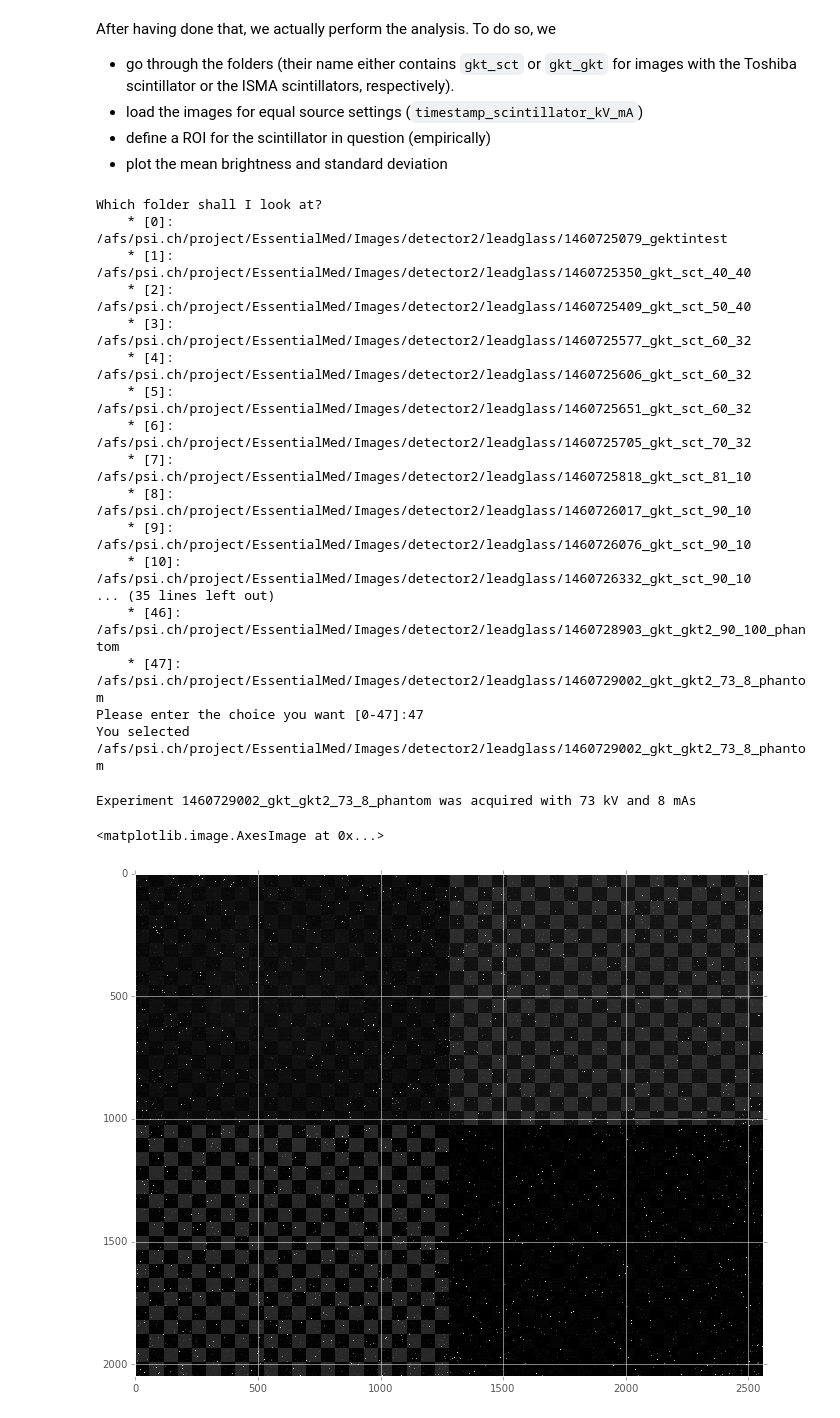
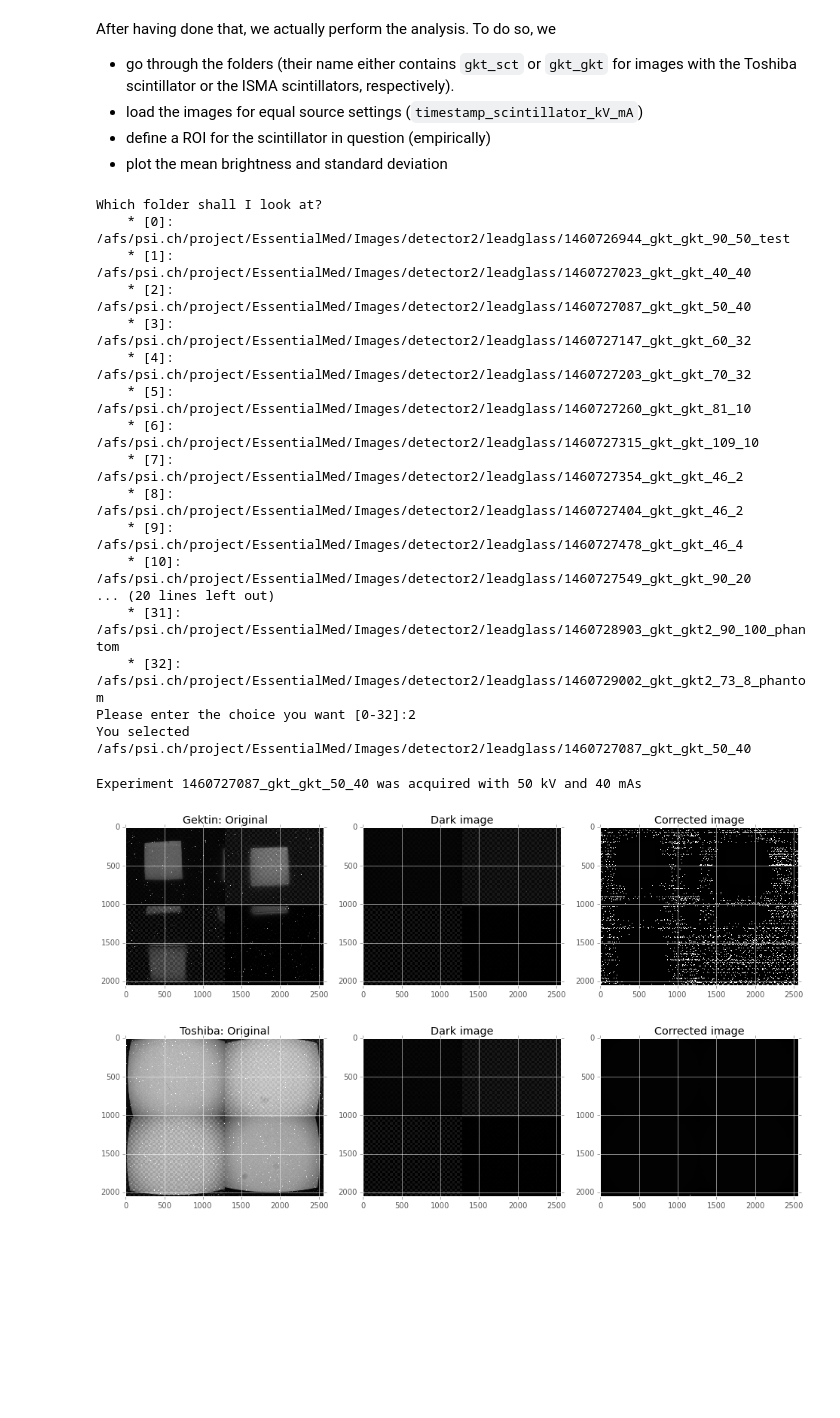
Before and after one commit to habi/gektin, a Jupyter notebook: scintillators.ipynb, the cells around one changed output. Saved outputs shown, nothing was run; the diff lists cells and outputs as text; code cells hidden in the pictures; blank space fills up the shorter version.

```diff
--- a/scintillators.ipynb
+++ b/scintillators.ipynb
@@ -119,38 +120,69 @@ else:
     # Otherwise, load the files from AFS
     StartPath = '/afs/psi.ch/project/EssentialMed/Images/detector2/leadglass'
 # Find all experiment folders
-Folders = glob.glob(os.path.join(StartPath, '*kt*'))
+Folders = glob.glob(os.path.join(StartPath, '*gkt_gkt*'))
 ChooseOne = True
 if ChooseOne:
     Folders = AskUser('Which folder shall I look at?', Folders)
 # %% [output]
 Which folder shall I look at?
-    * [0]: /afs/psi.ch/project/EssentialMed/Images/detector2/leadglass/1460725079_gektintest
-    * [1]: /afs/psi.ch/project/EssentialMed/Images/detector2/leadglass/1460725350_gkt_sct_40_40
-    * [2]: /afs/psi.ch/project/EssentialMed/Images/detector2/leadglass/1460725409_gkt_sct_50_40
-    * [3]: /afs/psi.ch/project/EssentialMed/Images/detector2/leadglass/1460725577_gkt_sct_60_32
-    * [4]: /afs/psi.ch/project/EssentialMed/Images/detector2/leadglass/1460725606_gkt_sct_60_32
-    * [5]: /afs/psi.ch/project/EssentialMed/Images/detector2/leadglass/1460725651_gkt_sct_60_32
-    * [6]: /afs/psi.ch/project/EssentialMed/Images/detector2/leadglass/1460725705_gkt_sct_70_32
-    * [7]: /afs/psi.ch/project/EssentialMed/Images/detector2/leadglass/1460725818_gkt_sct_81_10
-    * [8]: /afs/psi.ch/project/EssentialMed/Images/detector2/leadglass/1460726017_gkt_sct_90_10
-    * [9]: /afs/psi.ch/project/EssentialMed/Images/detector2/leadglass/1460726076_gkt_sct_90_10
-    * [10]: /afs/psi.ch/project/EssentialMed/Images/detector2/leadglass/1460726332_gkt_sct_90_10
-... (35 lines left out)
-    * [46]: /afs/psi.ch/project/EssentialMed/Images/detector2/leadglass/1460728903_gkt_gkt2_90_100_phantom
-    * [47]: /afs/psi.ch/project/EssentialMed/Images/detector2/leadglass/1460729002_gkt_gkt2_73_8_phantom
-Please enter the choice you want [0-47]:47
-You selected /afs/psi.ch/project/EssentialMed/Images/detector2/leadglass/1460729002_gkt_gkt2_73_8_phantom
+    * [0]: /afs/psi.ch/project/EssentialMed/Images/detector2/leadglass/1460726944_gkt_gkt_90_50_test
+    * [1]: /afs/psi.ch/project/EssentialMed/Images/detector2/leadglass/1460727023_gkt_gkt_40_40
+    * [2]: /afs/psi.ch/project/EssentialMed/Images/detector2/leadglass/1460727087_gkt_gkt_50_40
+    * [3]: /afs/psi.ch/project/EssentialMed/Images/detector2/leadglass/1460727147_gkt_gkt_60_32
+    * [4]: /afs/psi.ch/project/EssentialMed/Images/detector2/leadglass/1460727203_gkt_gkt_70_32
+    * [5]: /afs/psi.ch/project/EssentialMed/Images/detector2/leadglass/1460727260_gkt_gkt_81_10
+    * [6]: /afs/psi.ch/project/EssentialMed/Images/detector2/leadglass/1460727315_gkt_gkt_109_10
+    * [7]: /afs/psi.ch/project/EssentialMed/Images/detector2/leadglass/1460727354_gkt_gkt_46_2
+    * [8]: /afs/psi.ch/project/EssentialMed/Images/detector2/leadglass/1460727404_gkt_gkt_46_2
+    * [9]: /afs/psi.ch/project/EssentialMed/Images/detector2/leadglass/1460727478_gkt_gkt_46_4
+    * [10]: /afs/psi.ch/project/EssentialMed/Images/detector2/leadglass/1460727549_gkt_gkt_90_20
+... (20 lines left out)
+    * [31]: /afs/psi.ch/project/EssentialMed/Images/detector2/leadglass/1460728903_gkt_gkt2_90_100_phantom
+    * [32]: /afs/psi.ch/project/EssentialMed/Images/detector2/leadglass/1460729002_gkt_gkt2_73_8_phantom
+Please enter the choice you want [0-32]:2
+You selected /afs/psi.ch/project/EssentialMed/Images/detector2/leadglass/1460727087_gkt_gkt_50_40
 # %%
 kV = int(Folders[0].split('_')[3])
 mA = int(Folders[0].split('_')[4])
 
 print 'Experiment %s was acquired with %s kV and %s mAs' % (os.path.basename(Folders[0]), kV, mA)
 # %% [output]
-Experiment 1460729002_gkt_gkt2_73_8_phantom was acquired with 73 kV and 8 mAs
+Experiment 1460727087_gkt_gkt_50_40 was acquired with 50 kV and 40 mAs
-# %%
-Images = glob.glob(os.path.join(Folders[0], '*.gray'))
-plt.imshow(reslice_image(Images[0]))
-# %% [output]
-<matplotlib.image.AxesImage at 0x...>
-[figure, removed]
+# %%
+# Load images from Gektin
+Images = glob.glob(os.path.join(Folders[0], '*.gray'))
+# Perform dark-correction
+gkt_Image = reslice_image(Images[0])
+gkt_Dark =  reslice_image(Images[1])
+gkt_Corrected = numpy.subtract(gkt_Image, gkt_Dark)
+plt.subplot(131)
+plt.imshow(gkt_Image)
+plt.title('Gektin: Original')
+plt.subplot(132)
+plt.title('Dark image')
+plt.imshow(gkt_Dark)
+plt.subplot(133)
+plt.imshow(gkt_Corrected)
+plt.title('Corrected image')
+plt.show()
+
+# Find folder with equal settings from Toshiba scintillator
+# Then load and display this image
+ToshibaFiles = glob.glob(os.path.join(StartPath, '*sct_%s_%s*' % (kV, mA), '*.gray'))
+sct_Image = reslice_image(ToshibaFiles[0])
+sct_Dark =  reslice_image(ToshibaFiles[1])
+sct_Corrected = numpy.subtract(sct_Image, sct_Dark)
+plt.subplot(131)
+plt.imshow(sct_Image)
+plt.title('Toshiba: Original')
+plt.subplot(132)
+plt.title('Dark image')
+plt.imshow(sct_Dark)
+plt.subplot(133)
+plt.imshow(sct_Corrected)
+plt.title('Corrected image')
+plt.show()
+# %% [output]
+[figure, added]
+[figure, added]
```
Also changed, not shown: parts of 5 cells of this notebook.
